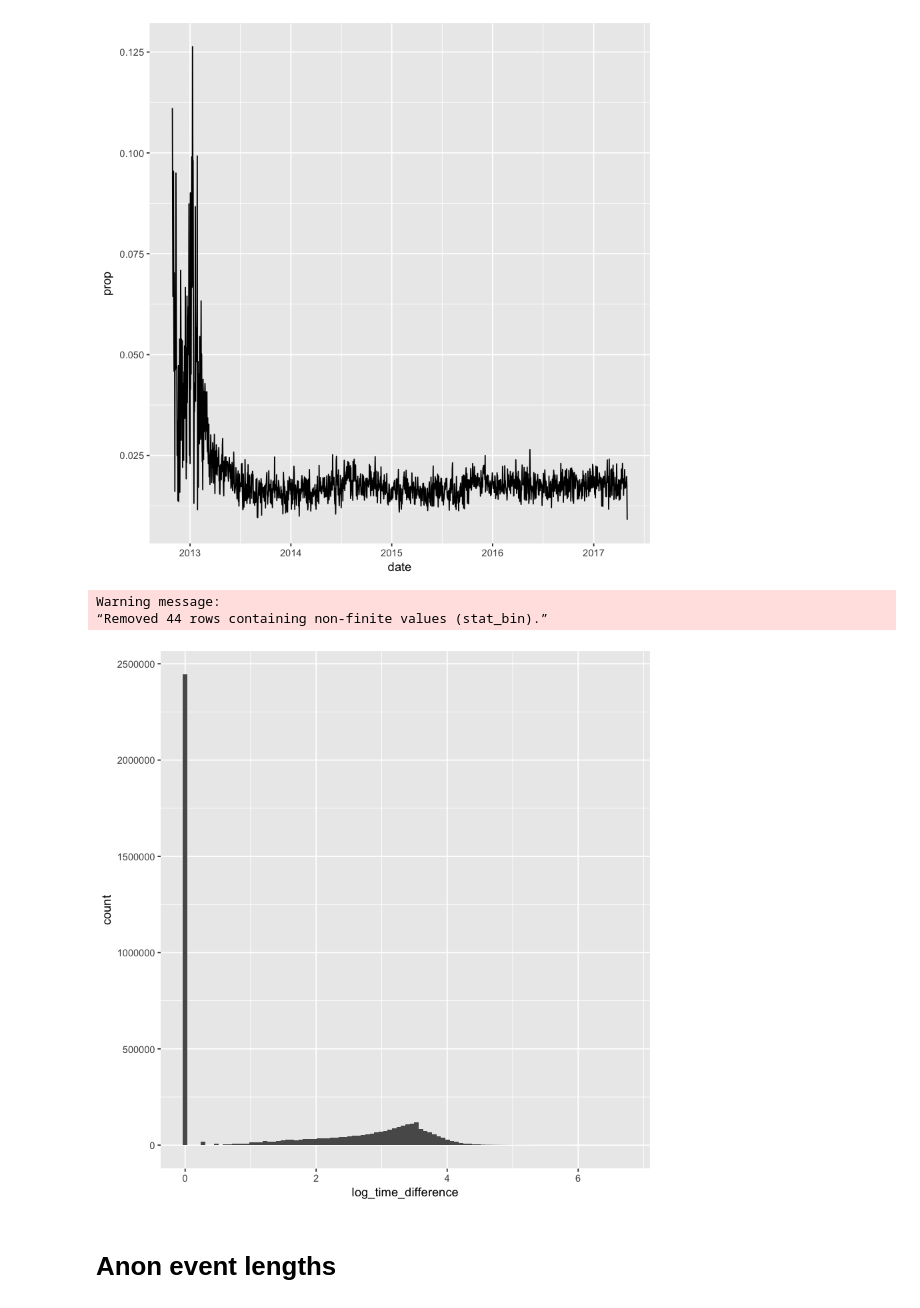
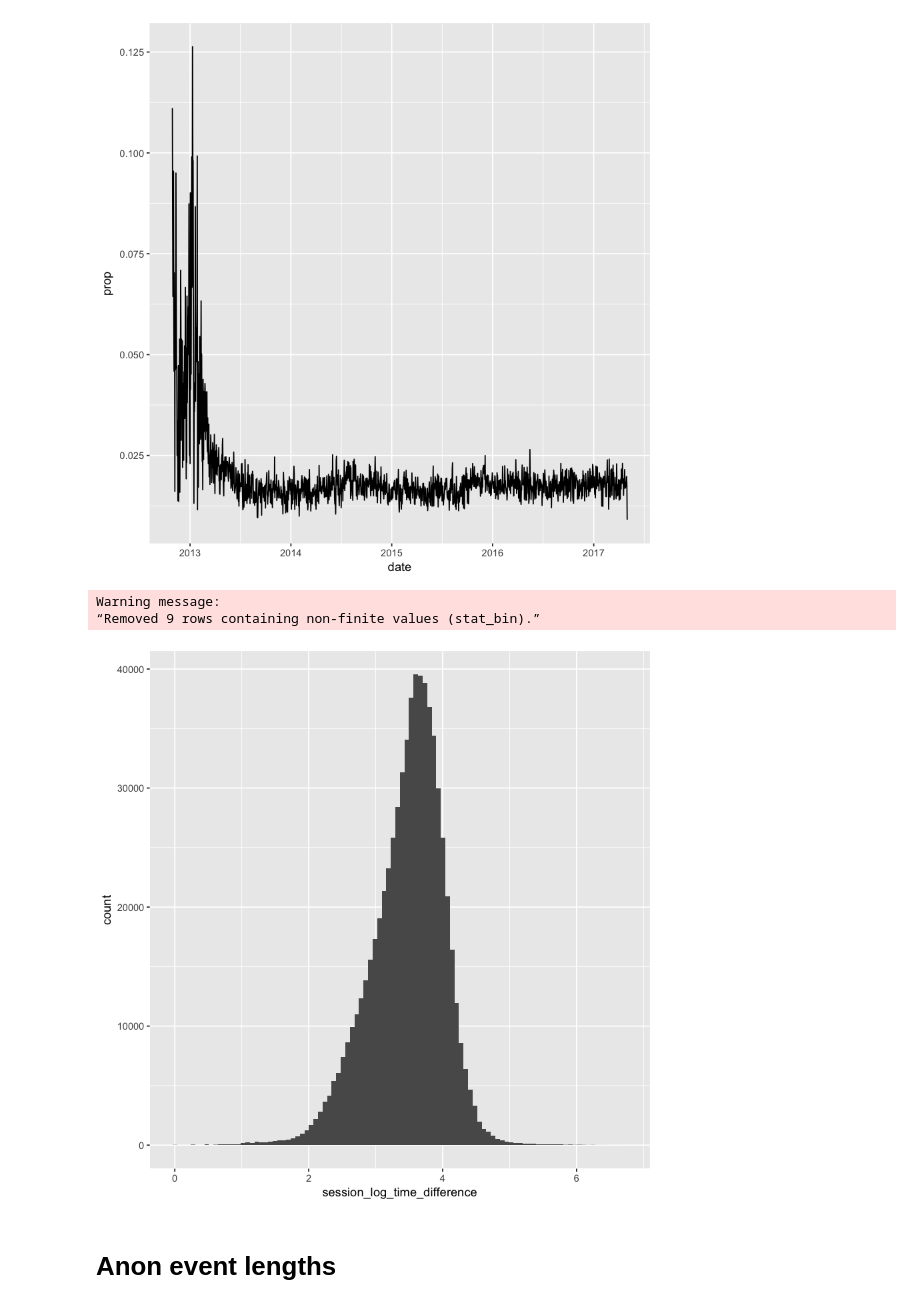
Before and after one commit to hall1467/wikidata_usage_tracking, a Jupyter notebook: jupyter_notebooks/edit_type_analyses/session_length.ipynb, the cells around one changed output. Drawn from its saved outputs; the diff is of its cells as text; code cells hidden in the pictures.

```diff
--- a/jupyter_notebooks/edit_type_analyses/session_length.ipynb
+++ b/jupyter_notebooks/edit_type_analyses/session_length.ipynb
@@ -29,9 +49,9 @@ registered_user_mwsessions_results$start_time <- as.POSIXct(as.character(registe
 # %%
 registered_user_mwsessions_results$end_time <- as.POSIXct(as.character(registered_user_mwsessions_results$end), format='%Y%m%d%H%M%S', origin='1970-01-01')
 # %%
-registered_user_mwsessions_results$time_difference <- as.numeric(registered_user_mwsessions_results$end_time - registered_user_mwsessions_results$start_time)
+registered_user_mwsessions_results$session_time_difference <- as.numeric(registered_user_mwsessions_results$end_time - registered_user_mwsessions_results$start_time)
 # %%
-registered_user_mwsessions_results$log_time_difference <- log10(registered_user_mwsessions_results$time_difference + 1)
+registered_user_mwsessions_results$session_log_time_difference <- log10(registered_user_mwsessions_results$session_time_difference + 1)
 # %% [output]
 Warning message in eval(expr, envir, enclos):
 “NaNs produced”
@@ -48,8 +62,11 @@ by=list(date=as.Date(start_time))], aes(x=date, y=prop)) + geom_line()
 # %% [output]
 [figure]
 # %%
-ggplot(registered_user_mwsessions_results,aes(x=log_time_difference)) + geom_histogram(bins=100)
+ggplot(registered_user_mwsessions_results[registered_user_mwsessions_results$events >= 10,],
+       aes(x=session_log_time_difference)) +
+geom_histogram(bins=100) #+
+#scale_x_continuous(breaks=log10(c(2,10,60)))
 # %% [output]
 Warning message:
-“Removed 44 rows containing non-finite values (stat_bin).”
+“Removed 9 rows containing non-finite values (stat_bin).”
-[figure, old version]
+[figure, new version]
```
Also changed, not shown: parts of 36 cells of this notebook, 1 other file.
